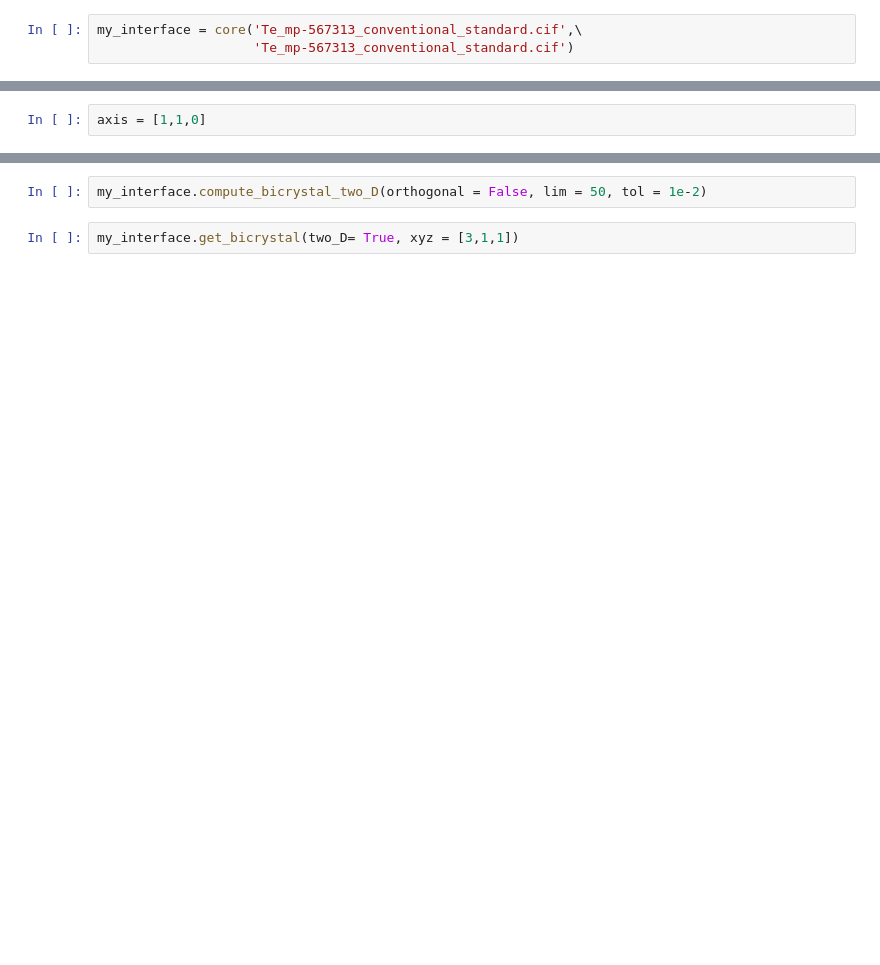
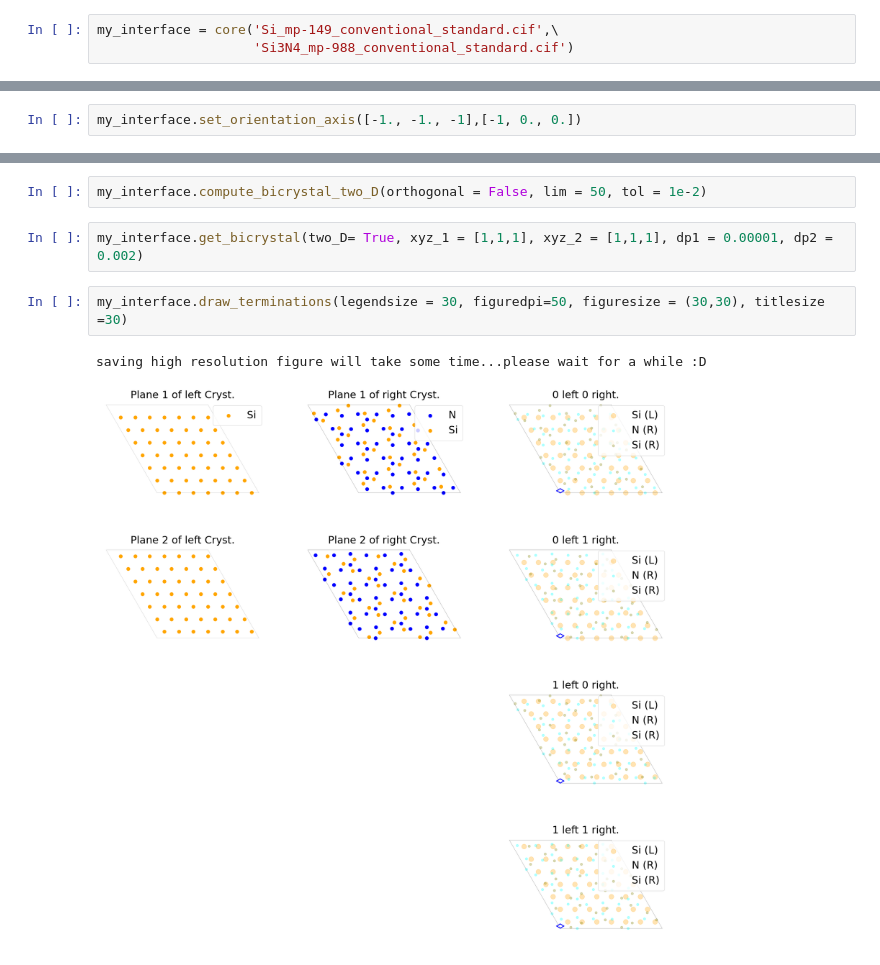
Before and after one commit to nmdl-mizo/interface_master, a Jupyter notebook: test_files/Two-dimensional CSL interfaces.ipynb, the cells around one changed output, grey strips where cells are left out. Cells and saved outputs as stored; diff of their text form; blank space fills up the shorter version.

```diff
--- a/test_files/Two-dimensional CSL interfaces.ipynb
+++ b/test_files/Two-dimensional CSL interfaces.ipynb
@@ -7,5 +6,5 @@ from numpy.linalg import inv
 # %%
-my_interface = core('Te_mp-567313_conventional_standard.cif',\
-                    'Te_mp-567313_conventional_standard.cif')
+my_interface = core('Si_mp-149_conventional_standard.cif',\
+                    'Si3N4_mp-988_conventional_standard.cif')
 # %% [output]
 Warning!, this programme will rewrite the POSCAR file in this dir!
@@ -12,3 +21,3 @@ Warning!, this programme will rewrite the POSCAR file in this dir!
 # %%
-axis = [1,1,0]
+my_interface.set_orientation_axis([-1., -1., -1],[-1, 0., 0.])
 # %%
@@ -40,4 +46,9 @@ axis = [-4.50673972e+00  0.00000000e+00 -2.75958219e-16] ; theta = 74.74
 # %%
 my_interface.compute_bicrystal_two_D(orthogonal = False, lim = 50, tol = 1e-2)
 # %%
-my_interface.get_bicrystal(two_D= True, xyz = [3,1,1])
+my_interface.get_bicrystal(two_D= True, xyz_1 = [1,1,1], xyz_2 = [1,1,1], dp1 = 0.00001, dp2 = 0.002)
+# %%
+my_interface.draw_terminations(legendsize = 30, figuredpi=50, figuresize = (30,30), titlesize =30)
+# %% [output]
+saving high resolution figure will take some time...please wait for a while :D
+[figure, added]
```
Also changed, not shown: parts of 4 cells of this notebook.
